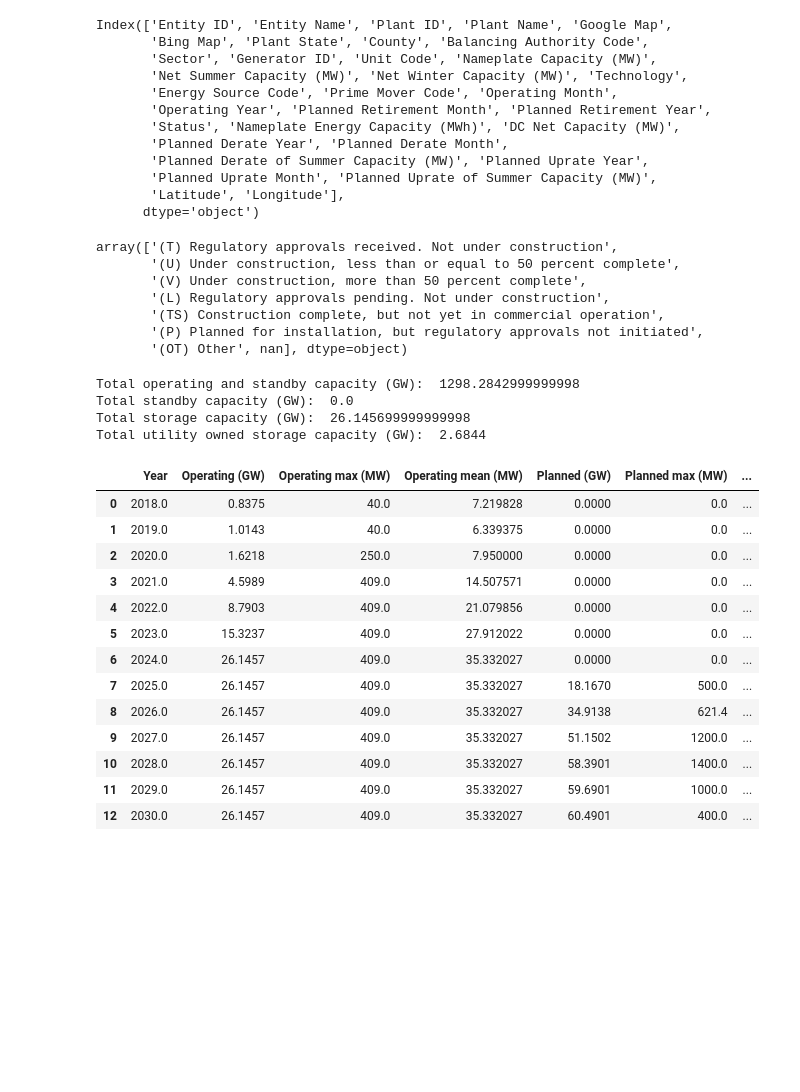
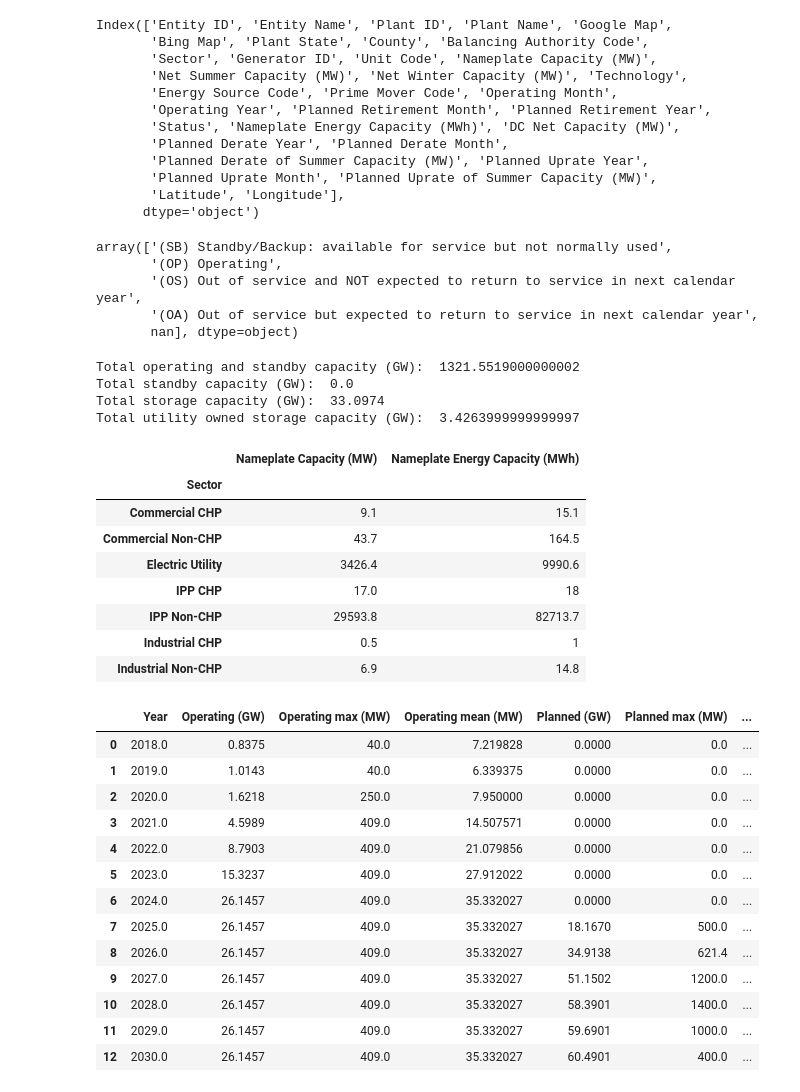
Before and after one commit to mit-shin-group/storage-value, a Jupyter notebook: notebooks/storage_eia860.ipynb, the cells around one changed output. Drawn from its saved outputs; the diff is of its cells as text; code cells hidden in the pictures; blank space fills up the shorter version.

```diff
--- a/notebooks/storage_eia860.ipynb
+++ b/notebooks/storage_eia860.ipynb
@@ -37,9 +37,9 @@ ov
 | 6 | 2024.0 | 26.1457 | 71.2033 | 409.0 | 35.332027 |
 # %%
 ## Installed operating capacity
-year = 2024
+yr = 2025
 nskip = 2
-df_full = pd.read_excel("../data/eia-860/december_generator"+str(yr)+".xlsx", skiprows = nskip)
+df_full = pd.read_excel("../data/eia-860/june_generator"+str(yr)+".xlsx", skiprows = nskip)
 # %%
 df_full.columns
 # %% [output]
@@ -58,23 +58,33 @@ Index(['Entity ID', 'Entity Name', 'Plant ID', 'Plant Name', 'Google Map',
 # %%
 df_full.Status.unique()
 # %% [output]
-array(['(T) Regulatory approvals received. Not under construction',
-       '(U) Under construction, less than or equal to 50 percent complete',
-       '(V) Under construction, more than 50 percent complete',
-       '(L) Regulatory approvals pending. Not under construction',
-       '(TS) Construction complete, but not yet in commercial operation',
-       '(P) Planned for installation, but regulatory approvals not initiated',
-       '(OT) Other', nan], dtype=object)
+array(['(SB) Standby/Backup: available for service but not normally used',
+       '(OP) Operating',
+       '(OS) Out of service and NOT expected to return to service in next calendar year',
+       '(OA) Out of service but expected to return to service in next calendar year',
+       nan], dtype=object)
 # %%
 print("Total operating and standby capacity (GW): ", df_full[df_full["Status"].isin(["(OP) Operating", "'(SB) Standby/Backup: available for service but not normally used'"])]['Nameplate Capacity (MW)'].sum()/1000)
 print("Total standby capacity (GW): ", df_full[df_full["Status"].isin(["'(SB) Standby/Backup: available for service but not normally used'"])]['Nameplate Capacity (MW)'].sum()/1000)
 print("Total storage capacity (GW): ", df_full[(df_full["Status"].isin(["(OP) Operating"])) & (df_full["Technology"] == "Batteries")]['Nameplate Capacity (MW)'].sum()/1000)
 print("Total utility owned storage capacity (GW): ", df_full[(df_full["Status"].isin(["(OP) Operating"])) & (df_full["Technology"] == "Batteries") & (df_full["Sector"] == "Electric Utility")]['Nameplate Capacity (MW)'].sum()/1000)
 # %% [output]
-Total operating and standby capacity (GW):  1298.2842999999998
+Total operating and standby capacity (GW):  1321.5519000000002
 Total standby capacity (GW):  0.0
-Total storage capacity (GW):  26.145699999999998
-Total utility owned storage capacity (GW):  2.6844
+Total storage capacity (GW):  33.0974
+Total utility owned storage capacity (GW):  3.4263999999999997
+# %%
+df_full[(df_full["Status"].isin(["(OP) Operating"])) & (df_full["Technology"] == "Batteries")][['Sector', 'Nameplate Capacity (MW)', 'Nameplate Energy Capacity (MWh)']].groupby("Sector").sum()
+# %% [output]
+|  | Nameplate Capacity (MW) | Nameplate Energy Capacity (MWh) |
+| Sector |  |  |
+| Commercial CHP | 9.1 | 15.1 |
+| Commercial Non-CHP | 43.7 | 164.5 |
+| Electric Utility | 3426.4 | 9990.6 |
+| IPP CHP | 17.0 | 18 |
+| IPP Non-CHP | 29593.8 | 82713.7 |
+| Industrial CHP | 0.5 | 1 |
+| Industrial Non-CHP | 6.9 | 14.8 |
 # %%
 yr = 2024
 df_full = pd.read_excel("../data/eia-860/december_generator"+str(yr)+".xlsx", skiprows = 2, sheet_name = "Planned")
```
Also changed, not shown: 11 other files.
